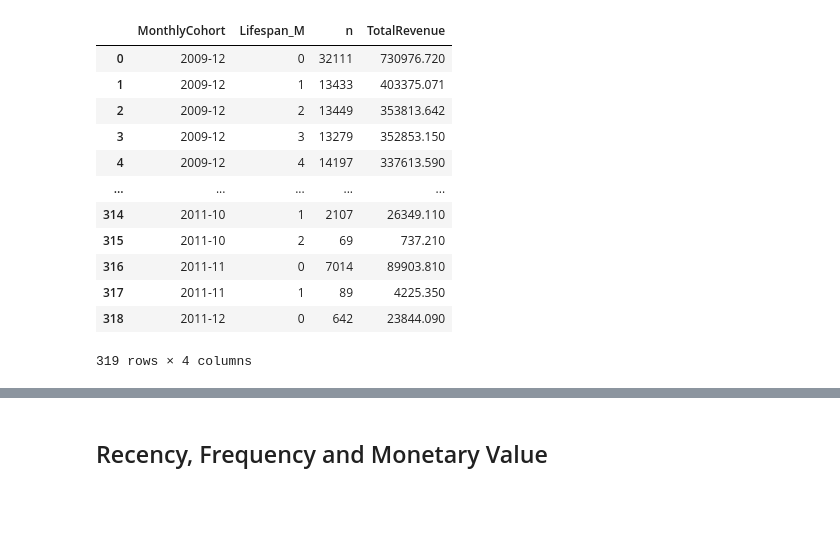
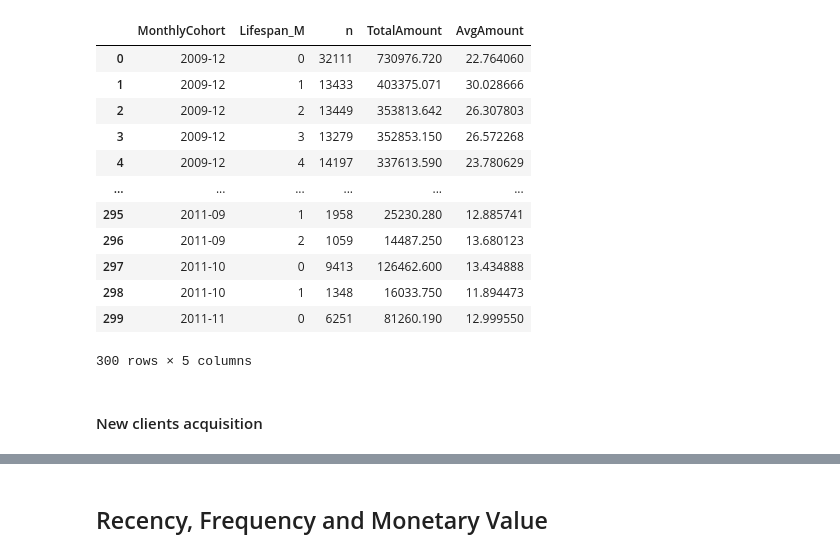
Before and after one commit to antobzzll/antobzzll.github.io, a Jupyter notebook: posts/online-retail-customer-segmentation/index.ipynb, the cells around one changed output, grey strips where cells are left out. Saved outputs shown, nothing was run; the diff lists cells and outputs as text; code cells hidden in the pictures; blank space fills up the shorter version.

```diff
--- a/posts/online-retail-customer-segmentation/index.ipynb
+++ b/posts/online-retail-customer-segmentation/index.ipynb
@@ -41,8 +51,9 @@ df = df.rename(columns={'Customer ID': 'CustomerID'})
 df = df.dropna(subset='CustomerID', axis=0)
 
 df['CustomerSince'] = df.groupby('CustomerID')[['InvoiceDate']].transform(min)
-df['Lifespan'] =  df['InvoiceDate'] - df['CustomerSince']
-df['Lifespan_M'] = (df['Lifespan'].dt.days / 30.44).astype(int)
+df['Lifespan'] = df['InvoiceDate'] - df['CustomerSince']
+df['Lifespan_D'] = df['Lifespan'].dt.days
+df['Lifespan_M'] = (df['Lifespan_D'] / 30.44).astype(int)
 df['MonthlyCohort'] = pd.to_datetime(df['CustomerSince']).dt.to_period('M') #.dt.to_timestamp()
 df['Amount'] = df['Price'] * df['Quantity']
 
@@ -63,9 +74,11 @@ for region, countries in regions.items():
 
 df['Region'] = df['Country'].map(country_to_region)
 
-df = df[df['Amount'] > 0]
+# Subsetting
+df = df[(df['Amount'] > 0) & (df['InvoiceDate'] < "2011-12-01")]
 
-df.head()
+display(df.head())
+print(f"Timeframe: {df['InvoiceDate'].min().date()} - {df['InvoiceDate'].max().date()}")
 # %% [output]
 |  | Invoice | StockCode | Description | Quantity | InvoiceDate | Price | CustomerID | Country | Year | ... |
 | 0 | 489434 | 85048 | 15CM CHRISTMAS GLASS BALL 20 LIGHTS | 12 | 2009-12-01 07:45:00 | 6.95 | 13085.0 | United Kingdom | 1 | ... |
@@ -78,19 +103,22 @@ df.head()
 # %%
 grouped_m = df.groupby(['MonthlyCohort', 'Lifespan_M']).agg(
     n=('CustomerID', 'count'),
-    TotalRevenue=('Amount', 'sum')).reset_index()
+    TotalAmount=('Amount', 'sum'),
+    AvgAmount=('Amount', 'mean')).reset_index()
 grouped_m
 # %% [output]
-|  | MonthlyCohort | Lifespan_M | n | TotalRevenue |
-| 0 | 2009-12 | 0 | 32111 | 730976.720 |
-| 1 | 2009-12 | 1 | 13433 | 403375.071 |
-| 2 | 2009-12 | 2 | 13449 | 353813.642 |
-| 3 | 2009-12 | 3 | 13279 | 352853.150 |
-| 4 | 2009-12 | 4 | 14197 | 337613.590 |
-| ... | ... | ... | ... | ... |
-| 314 | 2011-10 | 1 | 2107 | 26349.110 |
-| 315 | 2011-10 | 2 | 69 | 737.210 |
-| 316 | 2011-11 | 0 | 7014 | 89903.810 |
-| 317 | 2011-11 | 1 | 89 | 4225.350 |
-| 318 | 2011-12 | 0 | 642 | 23844.090 |
+|  | MonthlyCohort | Lifespan_M | n | TotalAmount | AvgAmount |
+| 0 | 2009-12 | 0 | 32111 | 730976.720 | 22.764060 |
+| 1 | 2009-12 | 1 | 13433 | 403375.071 | 30.028666 |
+| 2 | 2009-12 | 2 | 13449 | 353813.642 | 26.307803 |
+| 3 | 2009-12 | 3 | 13279 | 352853.150 | 26.572268 |
+| 4 | 2009-12 | 4 | 14197 | 337613.590 | 23.780629 |
+| ... | ... | ... | ... | ... | ... |
+| 295 | 2011-09 | 1 | 1958 | 25230.280 | 12.885741 |
+| 296 | 2011-09 | 2 | 1059 | 14487.250 | 13.680123 |
+| 297 | 2011-10 | 0 | 9413 | 126462.600 | 13.434888 |
+| 298 | 2011-10 | 1 | 1348 | 16033.750 | 11.894473 |
+| 299 | 2011-11 | 0 | 6251 | 81260.190 | 12.999550 |
-319 rows × 4 columns
+300 rows × 5 columns
+# %% [markdown]
+#### New clients acquisition
```
Also changed, not shown: parts of 39 cells of this notebook, 1 other file.
